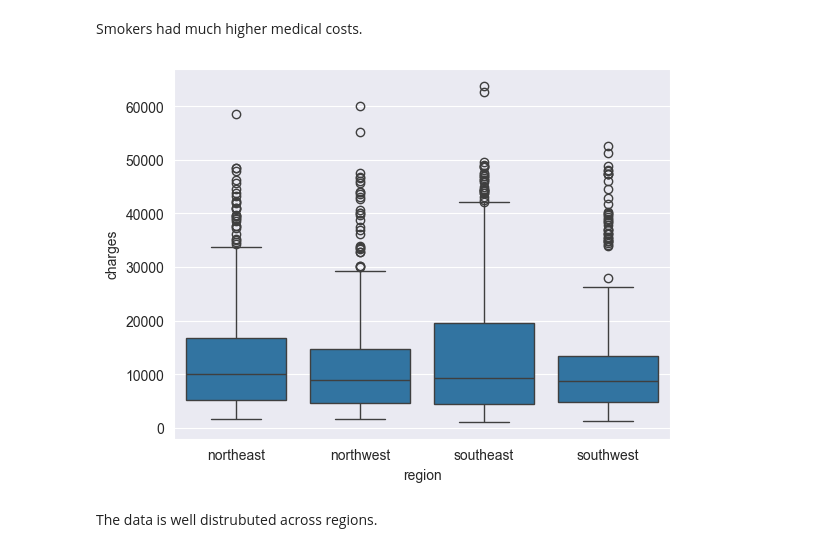
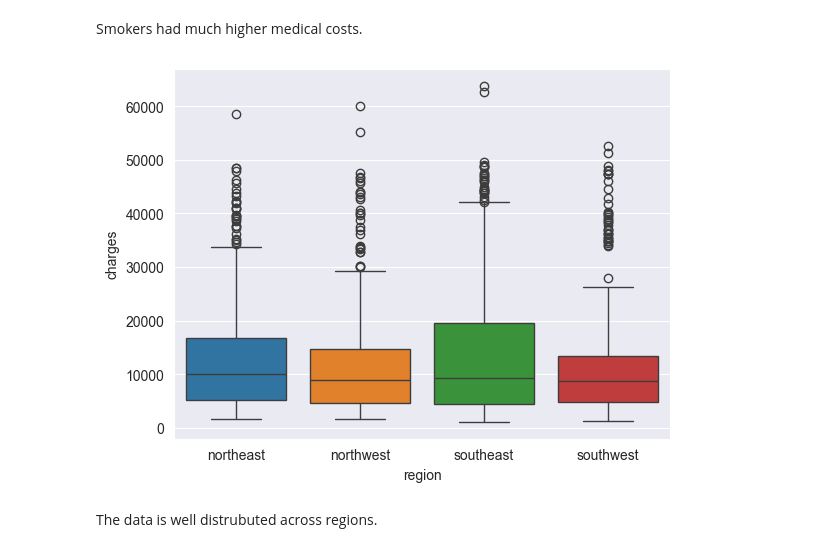
Before and after one commit to yashdeshpandex1/Smoothing_Splines_on_Medical_cost_data, a Jupyter notebook: medical_cost.ipynb, the cells around one changed output. Drawn from its saved outputs; the diff is of its cells as text; code cells hidden in the pictures.

```diff
--- a/medical_cost.ipynb
+++ b/medical_cost.ipynb
@@ -186,10 +186,10 @@ plt.show()
 # %% [markdown]
 Smokers had much higher medical costs.
 # %%
-sns.boxplot(x='region', y='charges', data=df)
+sns.boxplot(x='region', y='charges', hue='region', data=df)
 plt.show()
 # %% [output]
-[figure, old version]
+[figure, new version]
 # %% [markdown]
 The data is well distrubuted across regions.
 # %% [markdown]
```
Also changed, not shown: parts of 9 cells of this notebook.
